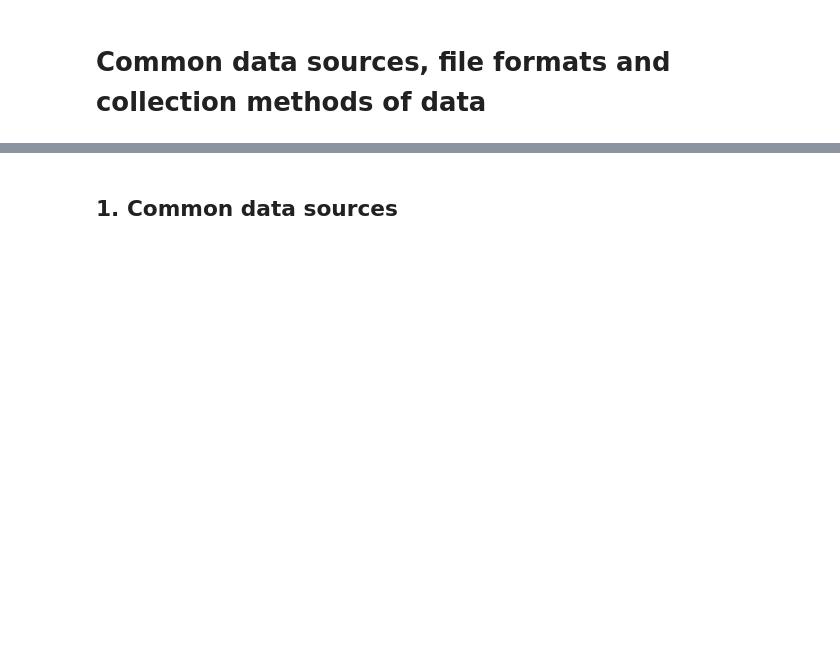
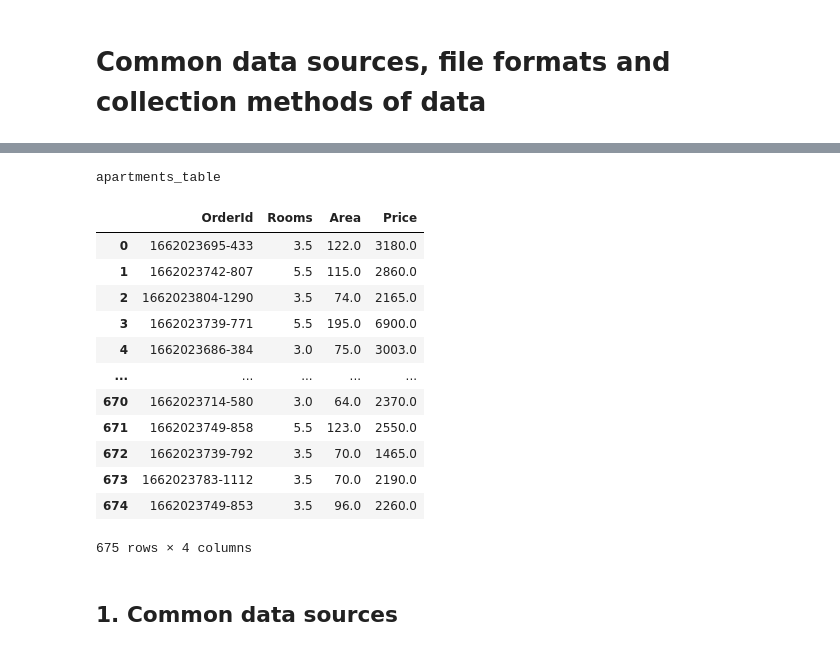
Before and after one commit to MatthiasGalanti/ZHAW-Data-Science-Fundamentals, a Jupyter notebook: Week3/data_sources_formats_collection.ipynb, the cells around one changed output, grey strips where cells are left out. Drawn from its saved outputs; the diff is of its cells as text; code cells hidden in the pictures; blank space fills up the shorter version.

```diff
--- a/Week3/data_sources_formats_collection.ipynb
+++ b/Week3/data_sources_formats_collection.ipynb
@@ -25,6 +26,42 @@
         </td>
     </tr>
 </table>
+# %%
+# Task 2
+
+import sqlite3
+import fnmatch
+import pandas as pd
+
+import warnings
+warnings.filterwarnings("ignore")
+
+conn = sqlite3.connect("apartment_database.db")
+cursor = conn.cursor()
+
+table = conn.execute("SELECT name FROM sqlite_master WHERE type='table';")
+for name in table:
+    print(name[0])
+
+cursor.execute("SELECT * FROM apartments_table WHERE Rooms >= 3.0 AND price > 1000")
+
+df = pd.DataFrame(cursor.fetchall(), columns=['OrderId', 'Rooms', 'Area', 'Price'])
+df
+# %% [output]
+apartments_table
+|  | OrderId | Rooms | Area | Price |
+| 0 | 1662023695-433 | 3.5 | 122.0 | 3180.0 |
+| 1 | 1662023742-807 | 5.5 | 115.0 | 2860.0 |
+| 2 | 1662023804-1290 | 3.5 | 74.0 | 2165.0 |
+| 3 | 1662023739-771 | 5.5 | 195.0 | 6900.0 |
+| 4 | 1662023686-384 | 3.0 | 75.0 | 3003.0 |
+| ... | ... | ... | ... | ... |
+| 670 | 1662023714-580 | 3.0 | 64.0 | 2370.0 |
+| 671 | 1662023749-858 | 5.5 | 123.0 | 2550.0 |
+| 672 | 1662023739-792 | 3.5 | 70.0 | 1465.0 |
+| 673 | 1662023783-1112 | 3.5 | 70.0 | 2190.0 |
+| 674 | 1662023749-853 | 3.5 | 96.0 | 2260.0 |
+675 rows × 4 columns
 # %% [markdown]
 ## 1. Common data sources
 # %% [markdown]
```
Also changed, not shown: parts of 4 cells of this notebook.
